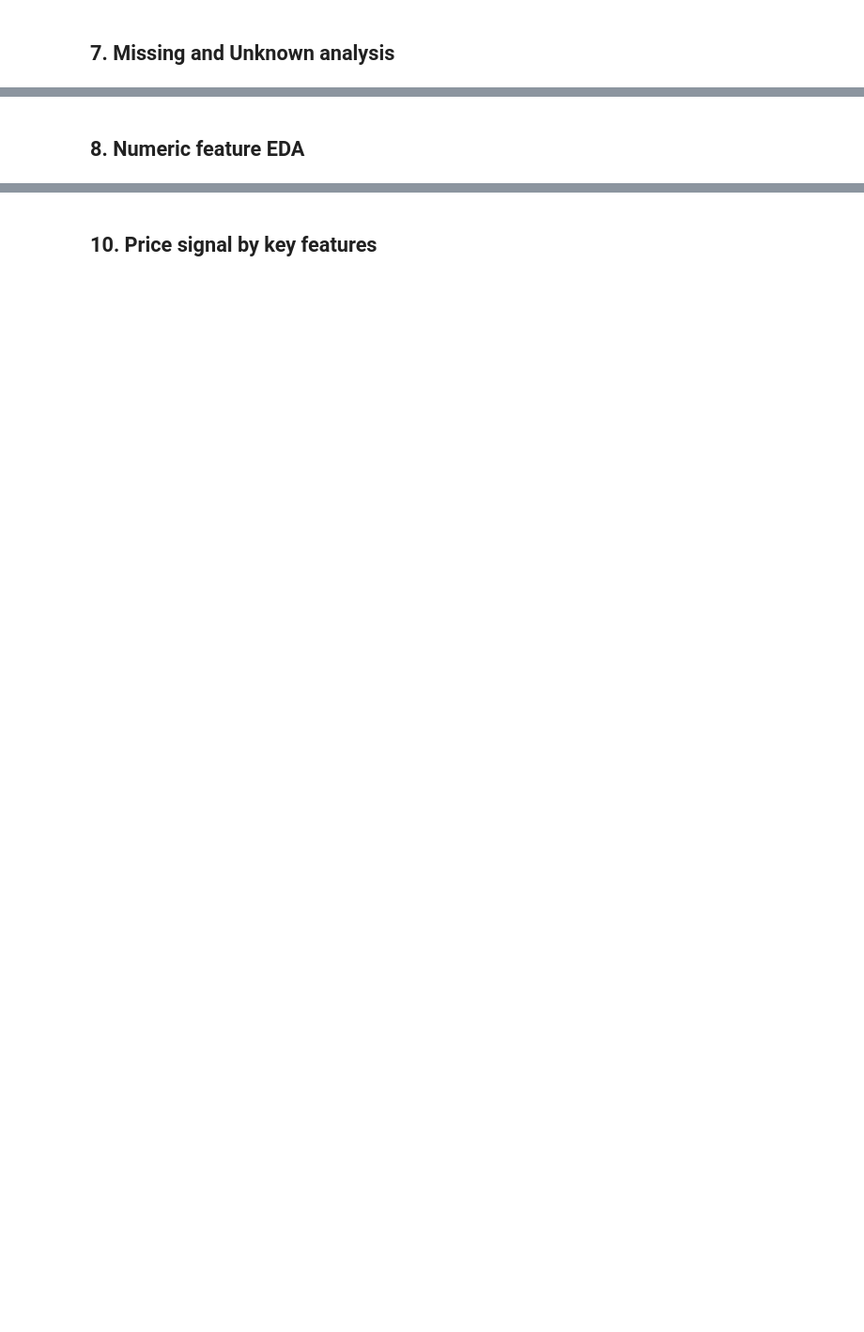
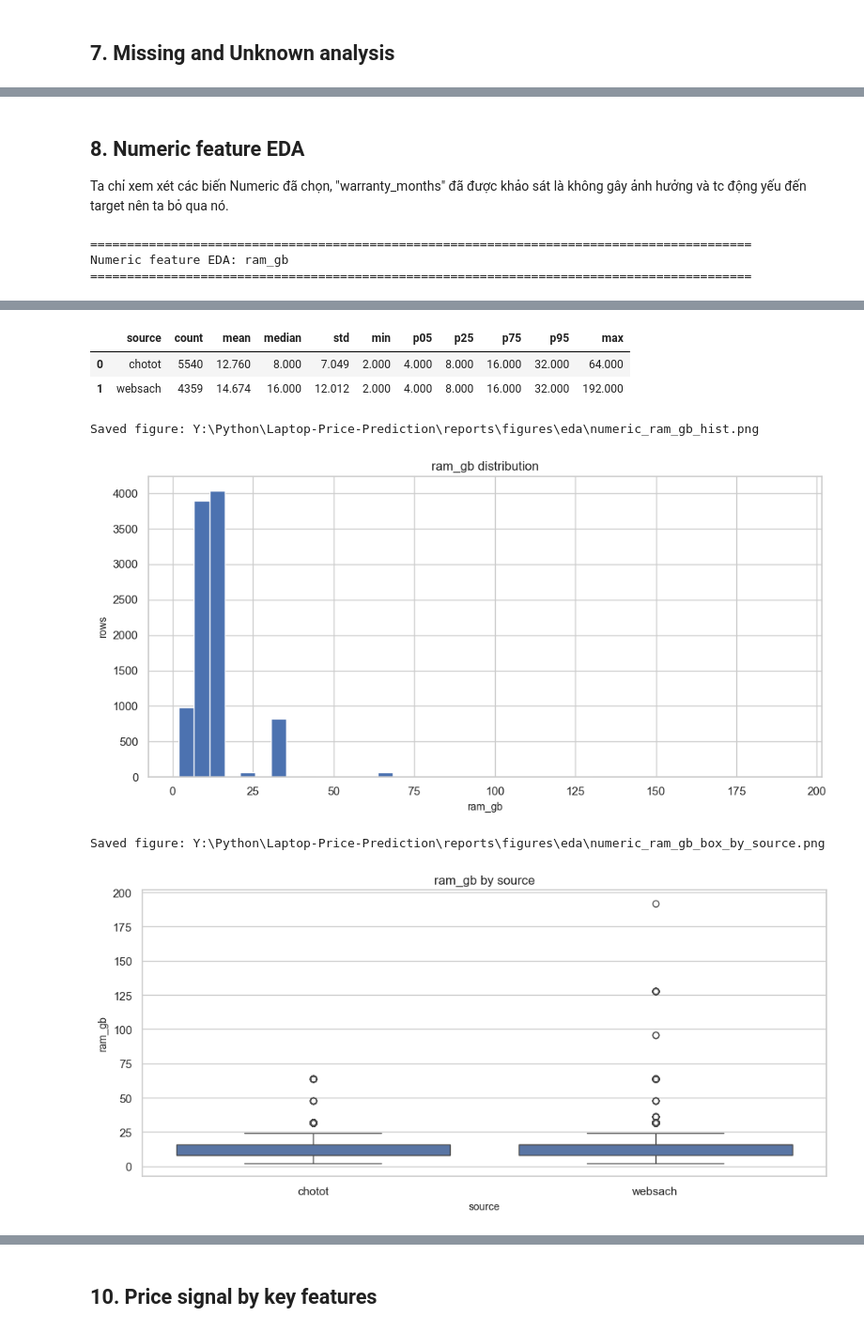
Before and after one commit to thisYui/Laptop-Price-Prediction, a Jupyter notebook: notebooks/data/05_eda.ipynb, the cells around one changed output, grey strips where cells are left out. Shown at 94% size. Cells and saved outputs as stored; diff of their text form; code cells hidden in the pictures; blank space fills up the shorter version.

```diff
--- a/notebooks/data/05_eda.ipynb
+++ b/notebooks/data/05_eda.ipynb
@@ -329,2 +955,42 @@ print("Interpretation: Unknown-heavy condition/warranty/origin in Websach is sou
 # %% [markdown]
 ## 8. Numeric feature EDA
+
+Ta chỉ xem xét các biến Numeric đã chọn, "warranty_months" đã được khảo sát là không gây ảnh hưởng và tc động yếu đến target nên ta bỏ qua nó.
+# %%
+def run_numeric_eda_for_col(df, col, source_col="source", bins=40):
+    display_section(f"Numeric feature EDA: {col}")
+
+    display(
+        df[col]
+        .describe(percentiles=[0.05, 0.25, 0.5, 0.75, 0.95])
+        .to_frame(col)
+    )
+
+    display(numeric_summary_by_group(df, col, source_col))
+
+    plt.figure()
+    df[col].dropna().hist(bins=bins)
+    plt.title(f"{col} distribution")
+    plt.xlabel(col)
+    plt.ylabel("rows")
+    save_current_fig(f"numeric_{col}_hist")
+    plt.show()
+
+    plt.figure()
+    if sns:
+        sns.boxplot(data=df, x=source_col, y=col)
+    else:
+        df.boxplot(column=col, by=source_col)
+
+    plt.title(f"{col} by {source_col}")
+    plt.suptitle("")
+    plt.xlabel(source_col)
+    plt.ylabel(col)
+    save_current_fig(f"numeric_{col}_box_by_{source_col}")
+    plt.show()
+# %%
+run_numeric_eda_for_col(df, "ram_gb")
+# %% [output]
+==========================================================================================
+Numeric feature EDA: ram_gb
+==========================================================================================
@@ -330,0 +1008,7 @@ print("Interpretation: Unknown-heavy condition/warranty/origin in Websach is sou
+|  | source | count | mean | median | std | min | p05 | p25 | p75 | p95 | max |
+| 0 | chotot | 5540 | 12.760 | 8.000 | 7.049 | 2.000 | 4.000 | 8.000 | 16.000 | 32.000 | 64.000 |
+| 1 | websach | 4359 | 14.674 | 16.000 | 12.012 | 2.000 | 4.000 | 8.000 | 16.000 | 32.000 | 192.000 |
+Saved figure: Y:\Python\Laptop-Price-Prediction\reports\figures\eda\numeric_ram_gb_hist.png
+[figure, added]
+Saved figure: Y:\Python\Laptop-Price-Prediction\reports\figures\eda\numeric_ram_gb_box_by_source.png
+[figure, added]
```
Also changed, not shown: parts of 86 cells of this notebook, 26 other files.
